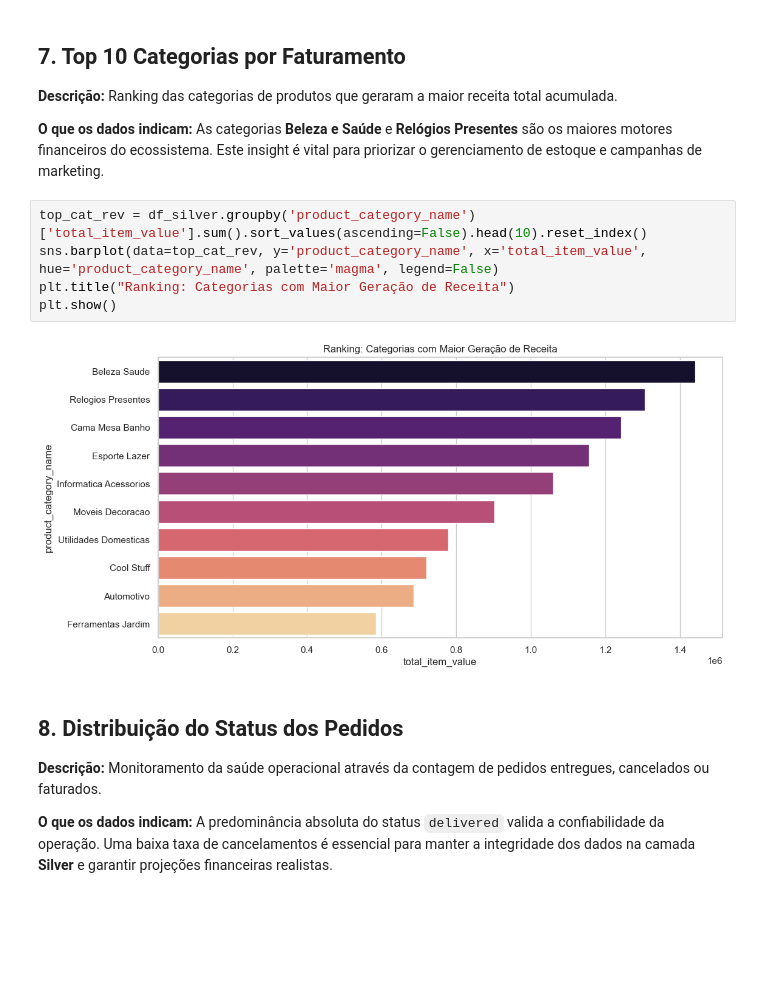
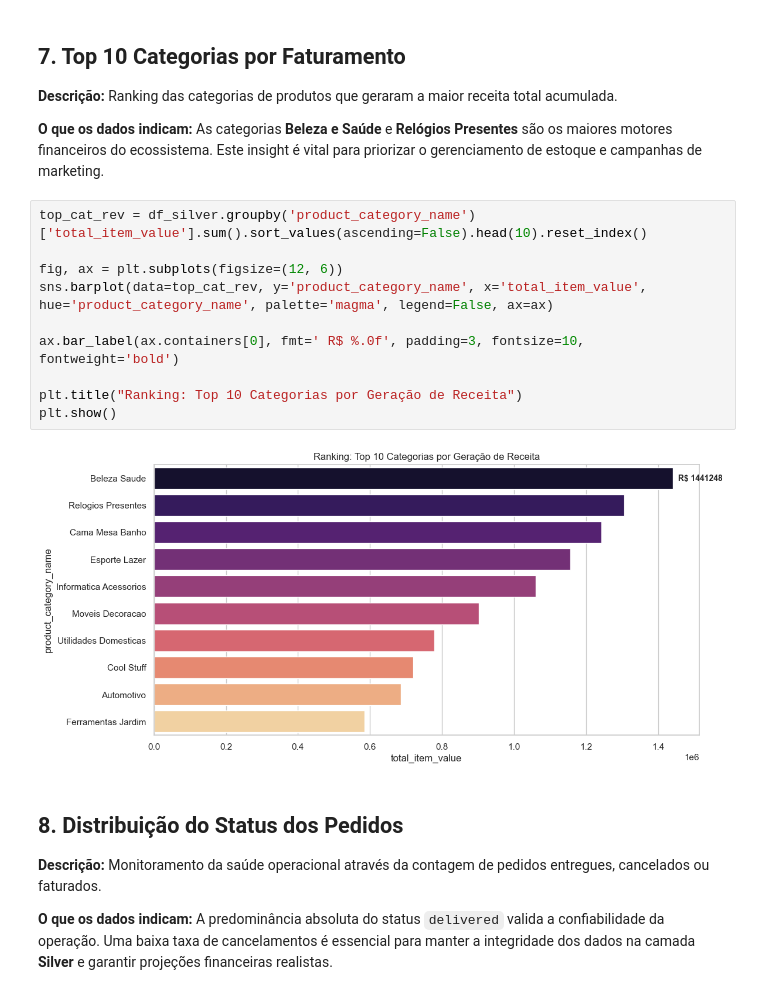
Before and after one commit to GenilsonJrs/Brazilian-E-Commerce-Dataset-ETL-Visualization, a Jupyter notebook: Data Layer/silver/analytcs.ipynb, the cells around one changed output. Saved outputs shown, nothing was run; the diff lists cells and outputs as text; blank space fills up the shorter version.

```diff
--- a/Data Layer/silver/analytcs.ipynb
+++ b/Data Layer/silver/analytcs.ipynb
@@ -112,11 +112,16 @@ plt.show()
 **O que os dados indicam:** As categorias **Beleza e Saúde** e **Relógios Presentes** são os maiores motores financeiros do ecossistema. Este insight é vital para priorizar o gerenciamento de estoque e campanhas de marketing.
 # %%
 top_cat_rev = df_silver.groupby('product_category_name')['total_item_value'].sum().sort_values(ascending=False).head(10).reset_index()
-sns.barplot(data=top_cat_rev, y='product_category_name', x='total_item_value', hue='product_category_name', palette='magma', legend=False)
-plt.title("Ranking: Categorias com Maior Geração de Receita")
+
+fig, ax = plt.subplots(figsize=(12, 6))
+sns.barplot(data=top_cat_rev, y='product_category_name', x='total_item_value', hue='product_category_name', palette='magma', legend=False, ax=ax)
+
+ax.bar_label(ax.containers[0], fmt=' R$ %.0f', padding=3, fontsize=10, fontweight='bold')
+
+plt.title("Ranking: Top 10 Categorias por Geração de Receita")
 plt.show()
 # %% [output]
-[figure, old version]
+[figure, new version]
 # %% [markdown]
 ## **8. Distribuição do Status dos Pedidos**
 
```
Also changed, not shown: parts of 4 cells of this notebook.
